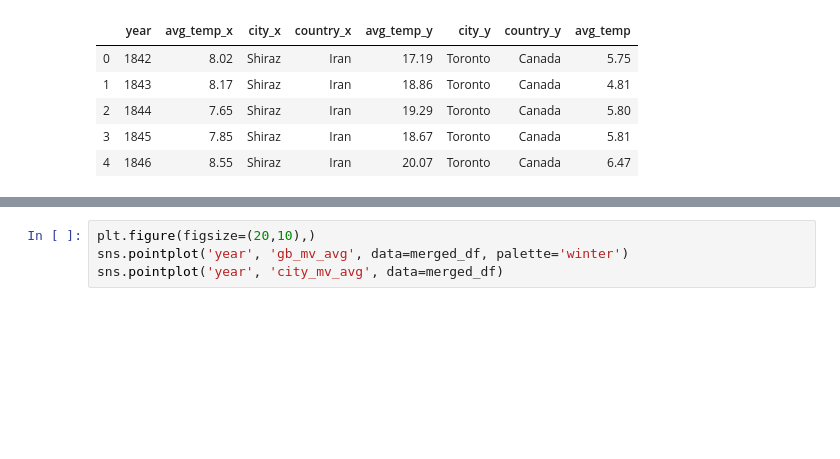
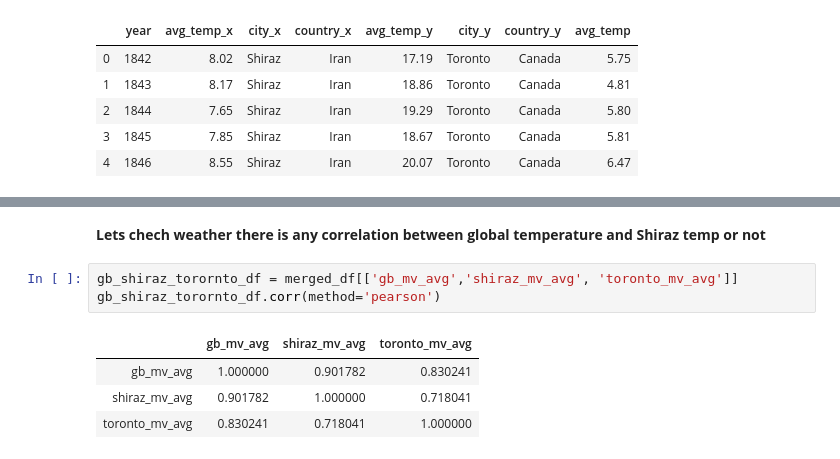
Before and after one commit to mzhoolideh/data_science_pract, a Jupyter notebook: weather_trend/explore_weather_trends.ipynb, the cells around one changed output, grey strips where cells are left out. Cells and saved outputs as stored; diff of their text form; blank space fills up the shorter version.

Commit message:
feat: corr between gloabal trend and different cities added

```diff
--- a/weather_trend/explore_weather_trends.ipynb
+++ b/weather_trend/explore_weather_trends.ipynb
@@ -182,4 +182,10 @@ plt.legend(fontsize=22, loc=2)
-# %%
-plt.figure(figsize=(20,10),)
-sns.pointplot('year', 'gb_mv_avg', data=merged_df, palette='winter')
-sns.pointplot('year', 'city_mv_avg', data=merged_df)
+# %% [markdown]
+**Lets chech weather there is any correlation between global temperature and Shiraz temp or not**
+# %%
+gb_shiraz_torornto_df = merged_df[['gb_mv_avg','shiraz_mv_avg', 'toronto_mv_avg']]
+gb_shiraz_torornto_df.corr(method='pearson')
+# %% [output]
+|  | gb_mv_avg | shiraz_mv_avg | toronto_mv_avg |
+| gb_mv_avg | 1.000000 | 0.901782 | 0.830241 |
+| shiraz_mv_avg | 0.901782 | 1.000000 | 0.718041 |
+| toronto_mv_avg | 0.830241 | 0.718041 | 1.000000 |
```
Also changed, not shown: parts of 2 cells of this notebook.
